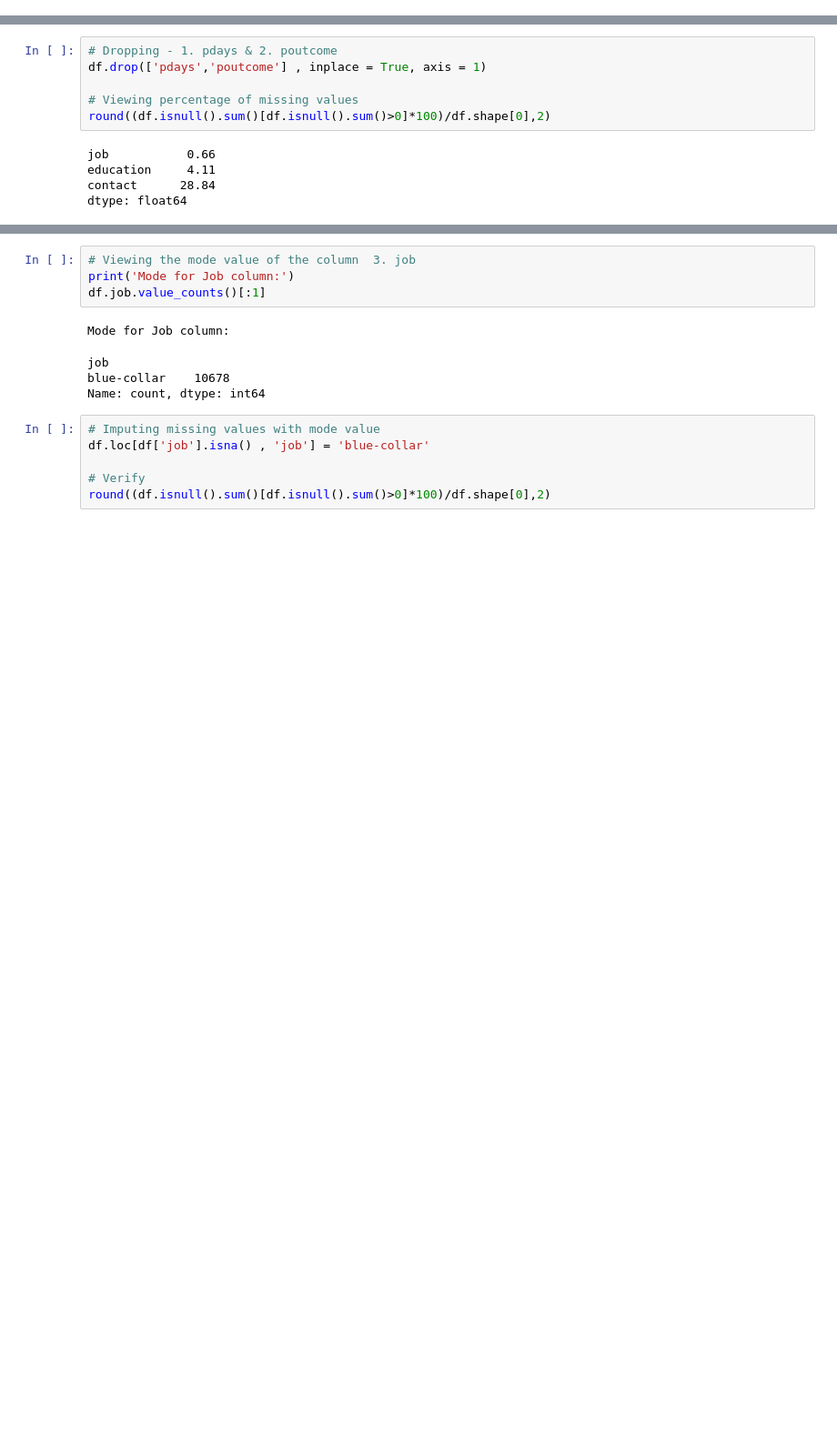
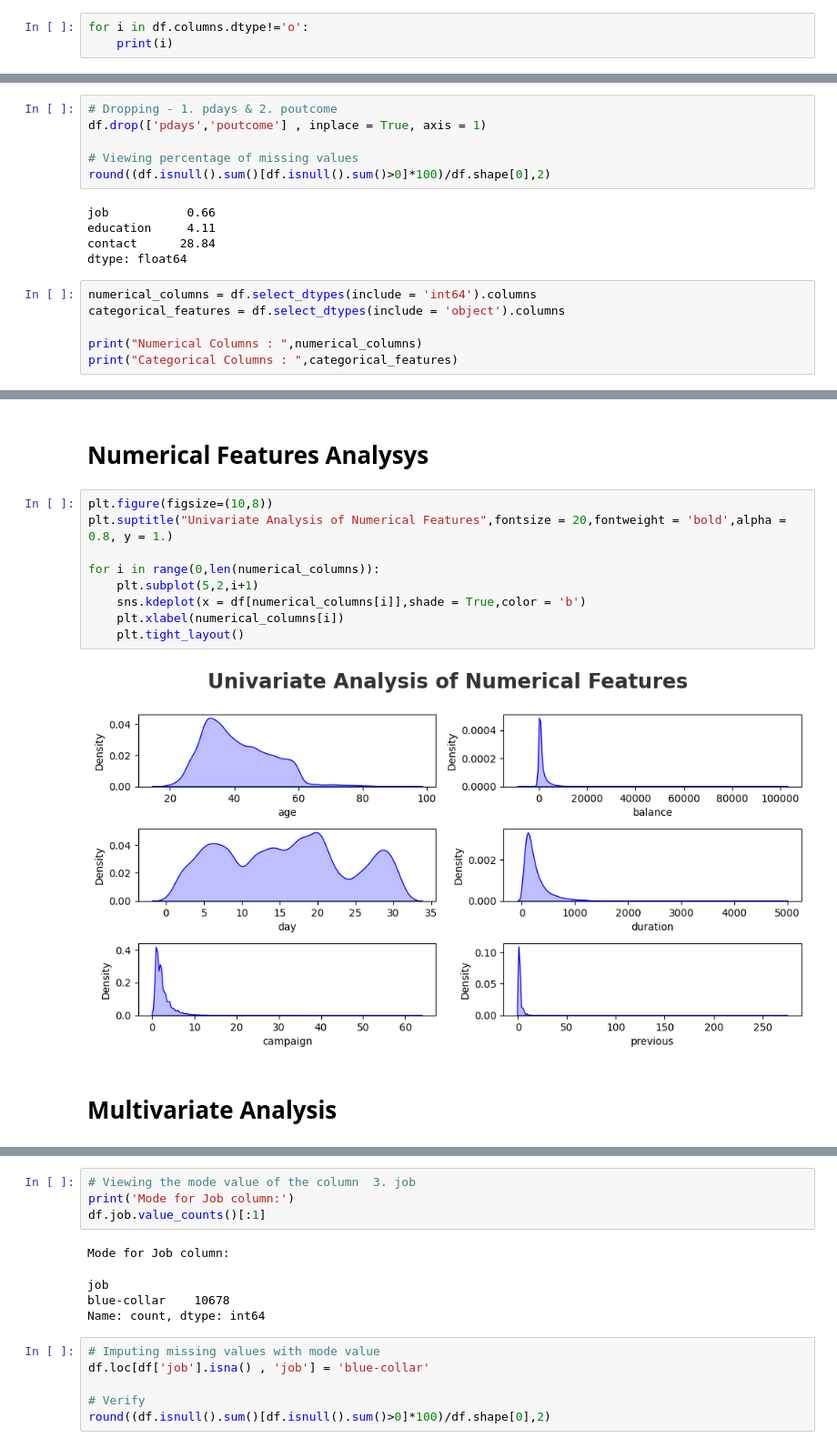
Before and after one commit to Jatindra23/bank_deposit_prediction, a Jupyter notebook: bankEDA.ipynb, the cells around one changed output, grey strips where cells are left out. Shown at 91% size. Saved outputs shown, nothing was run; the diff lists cells and outputs as text; blank space fills up the shorter version.

```diff
--- a/bankEDA.ipynb
+++ b/bankEDA.ipynb
@@ -80,3 +60,6 @@ memory usage: 6.5+ MB
 df.shape
 # %% [output]
 (49732, 17)
+# %%
+for i in df.columns.dtype!='o':
+    print(i)
@@ -157,3 +150,9 @@ job           0.66
 education     4.11
 contact      28.84
 dtype: float64
+# %%
+numerical_columns = df.select_dtypes(include = 'int64').columns
+categorical_features = df.select_dtypes(include = 'object').columns
+
+print("Numerical Columns : ",numerical_columns)
+print("Categorical Columns : ",categorical_features)
@@ -159,0 +186,15 @@ dtype: float64
+# %% [markdown]
+# Numerical Features Analysys
+# %%
+plt.figure(figsize=(10,8))
+plt.suptitle("Univariate Analysis of Numerical Features",fontsize = 20,fontweight = 'bold',alpha = 0.8, y = 1.)
+
+for i in range(0,len(numerical_columns)):
+    plt.subplot(5,2,i+1)
+    sns.kdeplot(x = df[numerical_columns[i]],shade = True,color = 'b')
+    plt.xlabel(numerical_columns[i])
+    plt.tight_layout()
+# %% [output]
+[figure, added]
+# %% [markdown]
+# Multivariate Analysis
```
Also changed, not shown: parts of 30 cells of this notebook, 12 other files.
